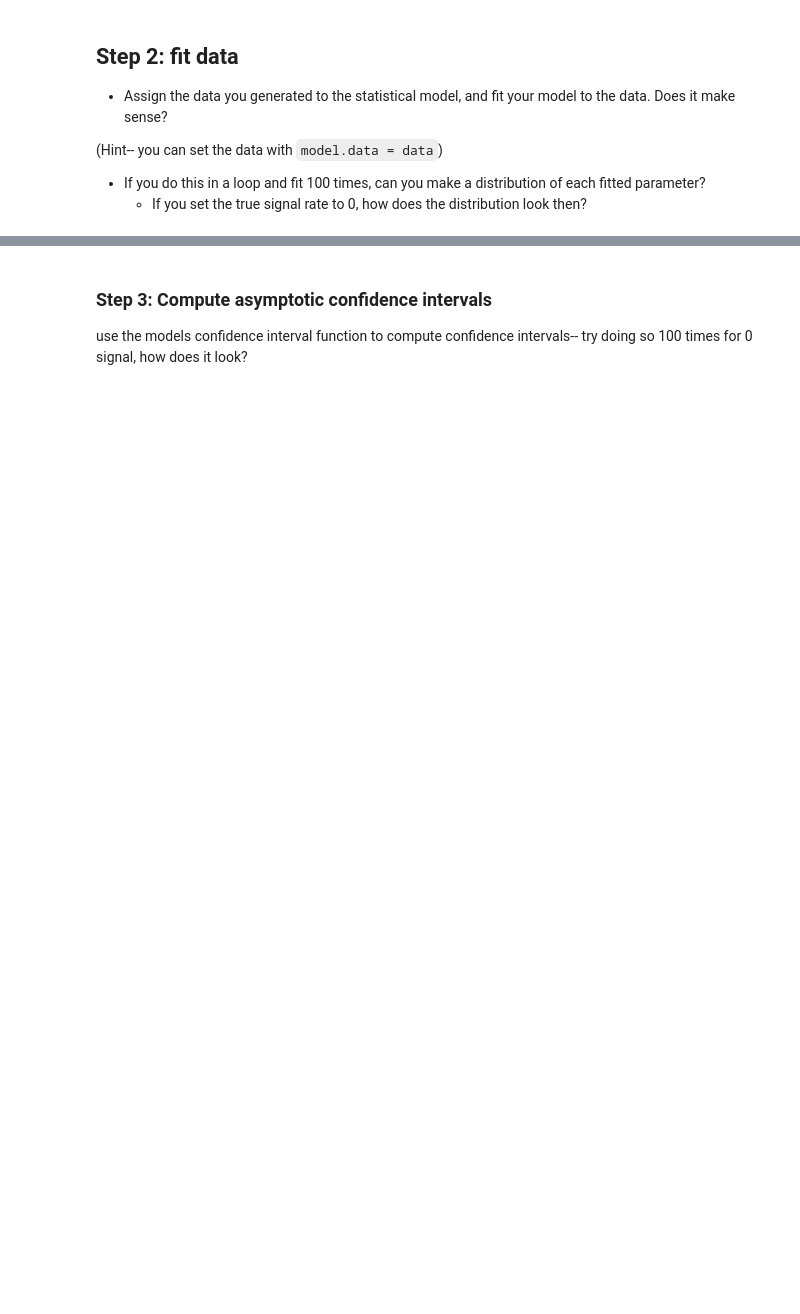
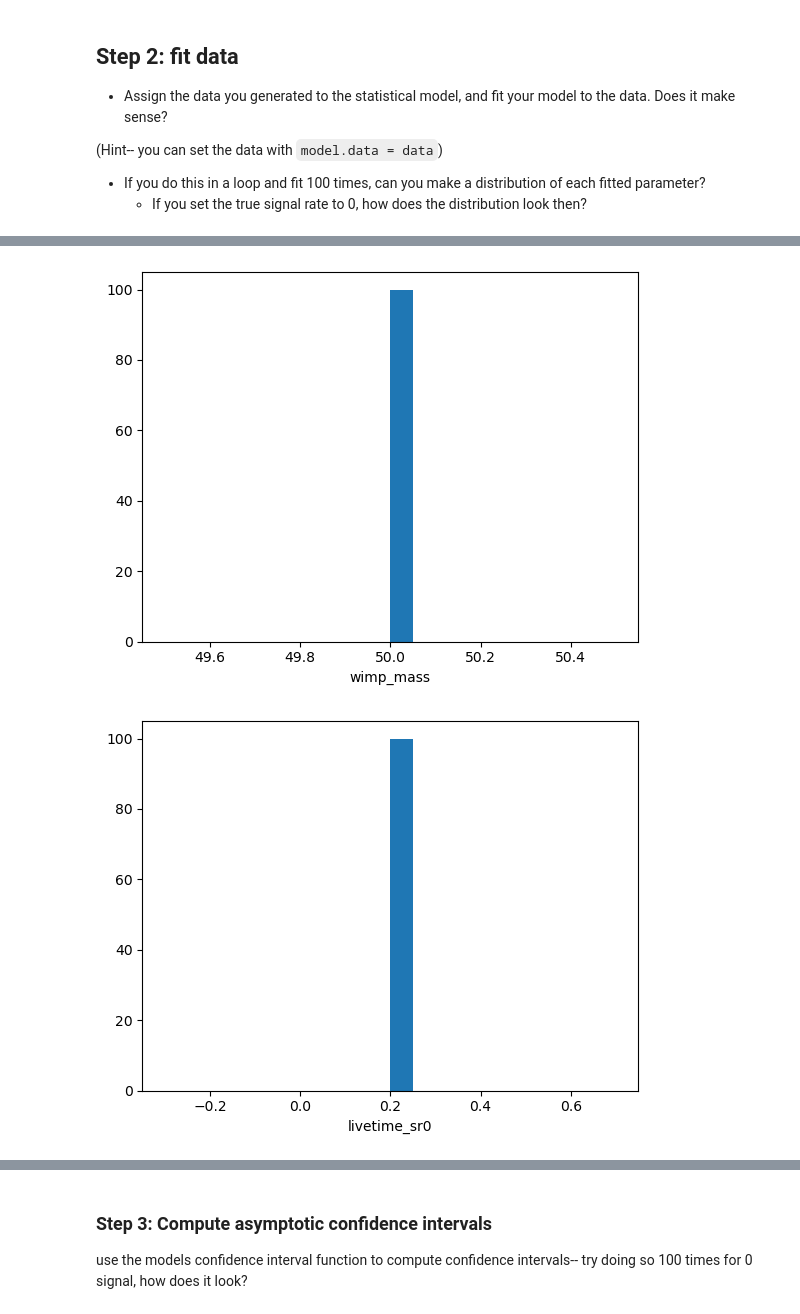
Before and after one commit to kdund/direct_detection_ictp_2026, a Jupyter notebook: lxe_likelihood_example.ipynb, the cells around one changed output, grey strips where cells are left out. Drawn from its saved outputs; the diff is of its cells as text; code cells hidden in the pictures; blank space fills up the shorter version.

````diff
--- a/lxe_likelihood_example.ipynb
+++ b/lxe_likelihood_example.ipynb
@@ -95,3 +273,6 @@ model.confidence_interval?
 (Hint-- you can set the data with ```model.data = data```)
 - If you do this in a loop and fit 100 times, can you make a distribution of each fitted parameter?
     - If you set the true signal rate to 0, how does the distribution look then?
+# %%
+for k in model.parameters:
+    print(k.name)
@@ -97,0 +287,20 @@ model.confidence_interval?
+# %%
+#which parameters do we have? the ones in model.parameter
+N = 100
+fit_results = {k.name:np.zeros(N) for k in model.parameters}
+generate_args = dict()
+for i in range(N):
+    model.data = model.generate_data()
+    best_fit,likelihood_value = model.fit()
+    for k, vals in fit_results.items():
+        vals[i] = best_fit[k]
+
+
+for k,vals in fit_results.items():
+    plt.clf()
+    plt.hist(vals, bins=20)
+    plt.xlabel(k)
+    plt.show()
+# %% [output]
+[figure, added]
+[figure, added]
````
Also changed, not shown: parts of 30 cells of this notebook.
